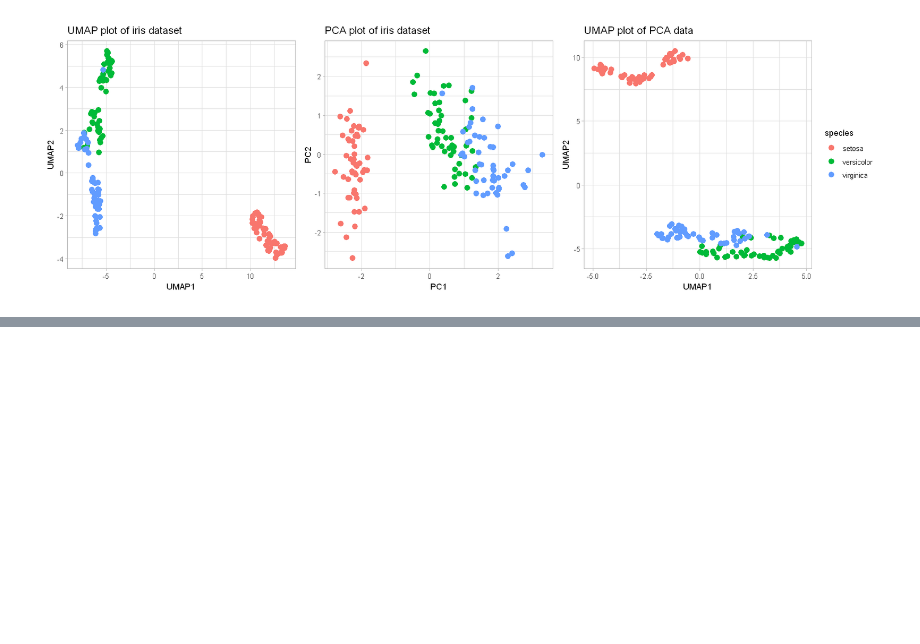
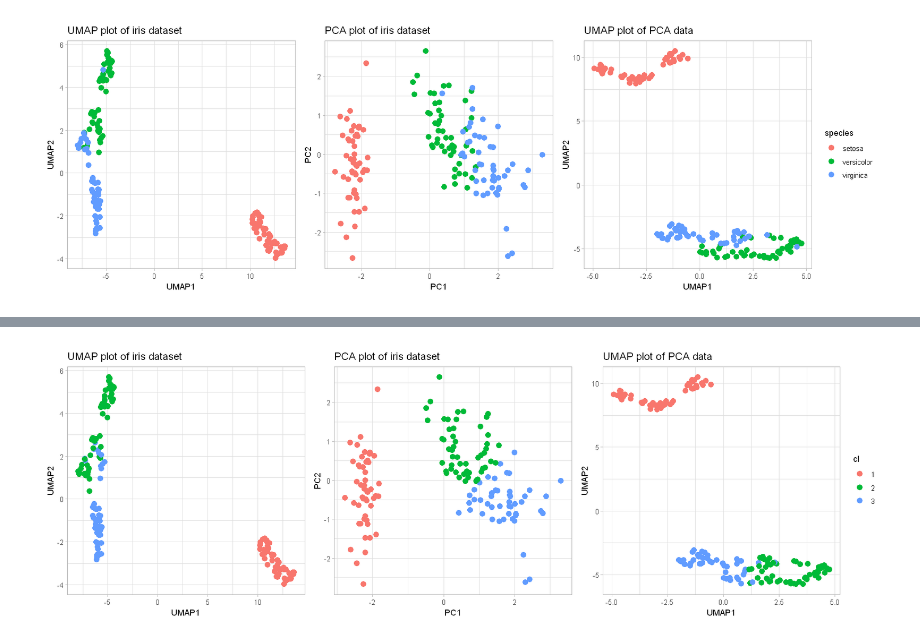
Before and after one commit to MartinLoza/KI_UTokyo_2025, a Jupyter notebook: Analysis/00_Intro_PCA_UMAP.ipynb, the cells around one changed output, grey strips where cells are left out. Drawn from its saved outputs; the diff is of its cells as text; code cells hidden in the pictures; blank space fills up the shorter version.

```diff
--- a/Analysis/00_Intro_PCA_UMAP.ipynb
+++ b/Analysis/00_Intro_PCA_UMAP.ipynb
@@ -180,0 +224,24 @@ p_umap + p_pca + p_umap_pca + plot_layout(guides = 'collect')
+# %%
+p_umap <- umap_data %>%
+    ggplot(aes(x = UMAP1, y = UMAP2, color = cl)) +
+    geom_point(size = 3) +
+    theme_light() +
+    ggtitle("UMAP plot of iris dataset")
+
+p_pca <- pca_data %>%
+    ggplot(aes(x = PC1, y = PC2, color = cl)) +
+    geom_point(size = 3) +
+    theme_light() +
+    ggtitle("PCA plot of iris dataset")
+
+p_umap_pca <- umap_pca %>%
+    ggplot(aes(x = UMAP1, y = UMAP2, color = cl)) +
+    geom_point(size = 3) +
+    theme_light() +
+    ggtitle("UMAP plot of PCA data")
+
+#change figure size
+options(repr.plot.width=15, repr.plot.height=5)
+p_umap + p_pca + p_umap_pca + plot_layout(guides = 'collect')
+# %% [output]
+[figure, added]
```
Also changed, not shown: parts of 5 cells of this notebook.
